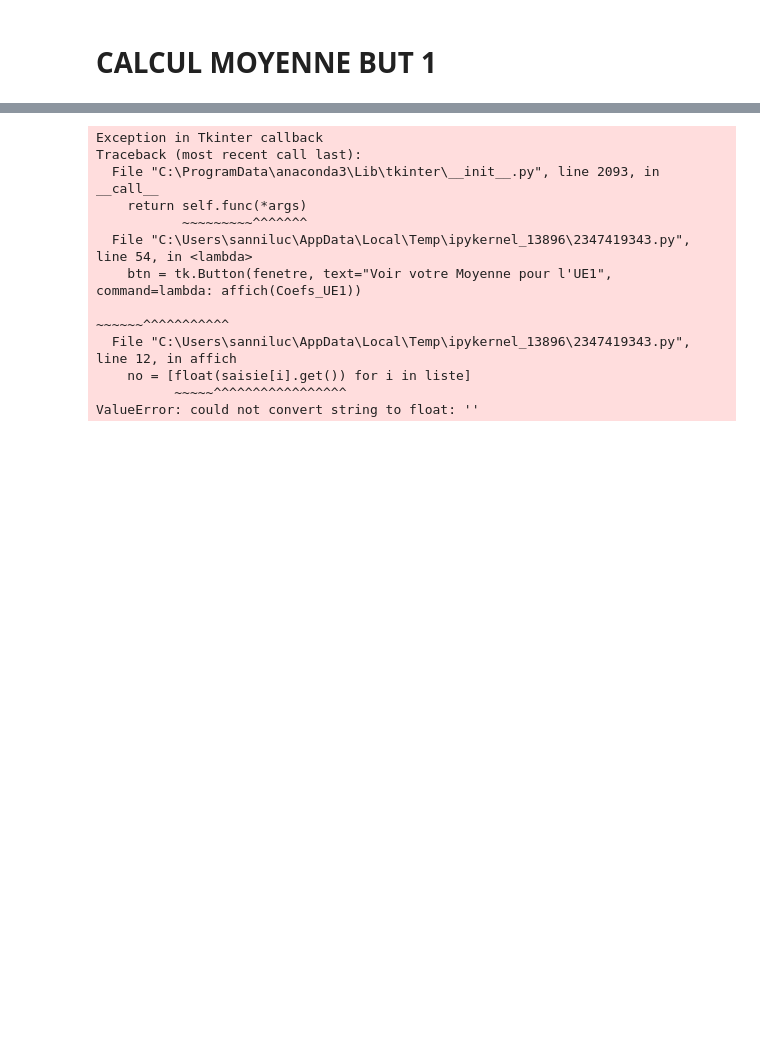
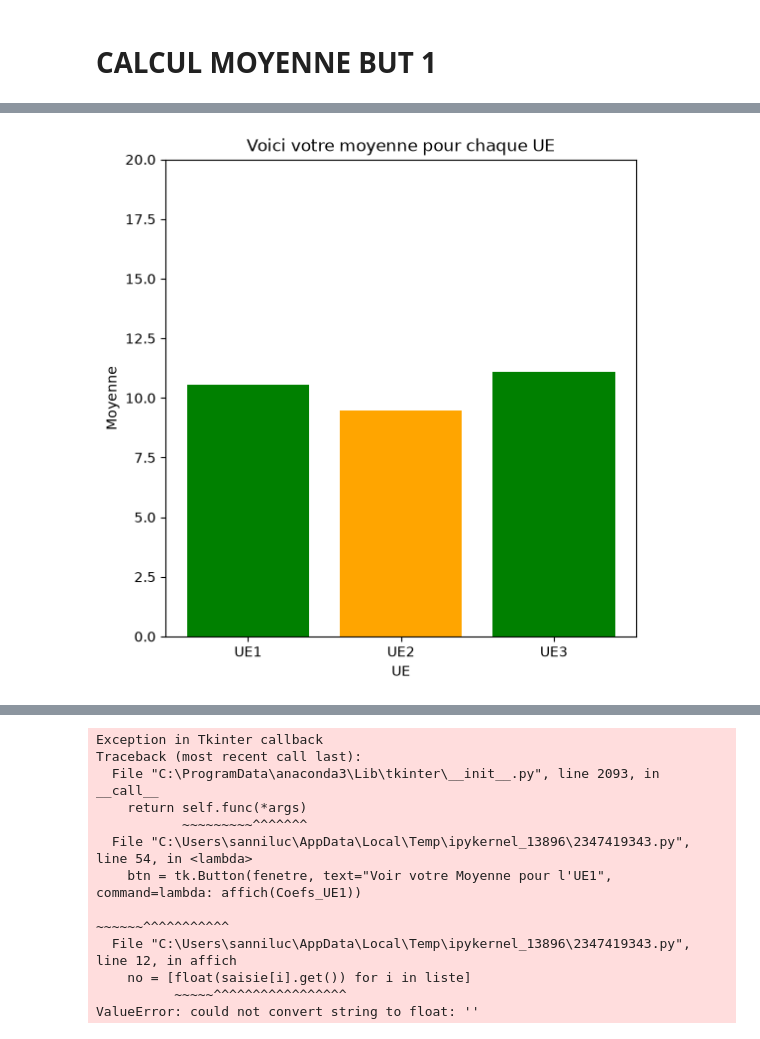
Before and after one commit to LucasSannier/Calcul_Moyenne, a Jupyter notebook: Code.ipynb, the cells around one changed output, grey strips where cells are left out. Saved outputs shown, nothing was run; the diff lists cells and outputs as text; code cells hidden in the pictures; blank space fills up the shorter version.

```diff
--- a/Code.ipynb
+++ b/Code.ipynb
@@ -128,29 +3,89 @@ fenetre.mainloop()
 # %%
 import tkinter as tk
+import numpy as np
+import matplotlib.pyplot as plt
+from matplotlib.backends.backend_tkagg import FigureCanvasTkAgg
+
+liste = [f"R{i}" for i in range(101, 116)] + [f"SAE{i}" for i in range(11, 17)]
+
+Coefs_UE1 = [10, 10, 7, 7, 0, 5, 0, 6, 0, 5, 4, 2, 5, 5, 0, 20, 20, 0, 0, 0, 7]
+Coefs_UE2 = [4, 0, 2, 8, 6, 0, 0, 0, 0, 5, 5, 2, 9, 9, 3, 0, 0, 29, 0, 0, 7]
+Coefs_UE3 = [4, 0, 2, 0, 0, 5, 15, 6, 4, 5, 5, 2, 0, 0, 3, 0, 0, 0, 20, 20, 7]
+saisie = {}
 
 def affich():
-    val1 = float(saisie.get())
-    val2 = float(saisie2.get())
-    resultat = val1 + val2
-    texte2.config(text=f"Résultat : {resultat}")
+    no = [float(saisie[i].get()) for i in liste]
+    m_ue1 = np.average(no, weights=Coefs_UE1)
+    m_ue2 = np.average(no, weights=Coefs_UE2)
+    m_ue3 = np.average(no, weights=Coefs_UE3)
+    resultat = np.mean([m_ue1, m_ue2, m_ue3])
+    texte2.config(text=f"Résultat : {resultat:.2f}")
+
+    UE = ["UE1", "UE2", "UE3"]
+    Moyenne = [m_ue1, m_ue2, m_ue3]
+    ax.clear()
+    couleurs = ["red" if m < 8 else "green" if m >= 10 else "orange" for m in Moyenne]
+    ax.bar(UE, Moyenne, color = couleurs)
+    ax.set_title("Voici votre moyenne pour chaque UE")
+    ax.set_xlabel("UE")
+    ax.set_ylabel("Moyenne")
+    ax.set_ylim(0, 20)
+
+    canvas_matplotlib.draw()
+
+    if any(m < 8 for m in Moyenne):
+        print("Votre année est invalidée car l'une de vos UE est inférieure à 8.")
+    elif all(m >= 10 for m in Moyenne):
+        print("Vous passez en deuxième année !")
+    else:
+        print("Vous passez en deuxième année mais vous devrez valider vos UE < 10 aux rattrapages.")
+
+    return resultat
 
 fenetre = tk.Tk()
-fenetre.geometry("720x250")
-fenetre.title("Additionneur")
+fenetre.geometry("1000x500")
+fenetre.title("Semestre 1")
 
-texte1 = tk.Label(fenetre, text="Entrez un nombre dans chaque zone pour les additionner")
+texte1 = tk.Label(fenetre, text="Entrez vos notes dans les modules correspondants pour calculer votre moyenne")
 texte1.pack(pady=10)
-
-saisie = tk.Entry(fenetre, width=30)
-saisie.pack(pady=5)
-
-saisie2 = tk.Entry(fenetre, width=30)
-saisie2.pack(pady=5)
-
-btn = tk.Button(fenetre, text="Valider", command=affich)
-btn.pack(pady=10)
-
 texte2 = tk.Label(fenetre, text="")
 texte2.pack(pady=5)
 
+#===============================================================SCROLLBAR=(IA)===========================================================
+canvas = tk.Canvas(fenetre)
+scrollbar = tk.Scrollbar(fenetre, orient="vertical", command=canvas.yview)
+scrollable_frame = tk.Frame(canvas)
+
+scrollable_frame.bind(
+    "<Configure>",
+    lambda e: canvas.configure(scrollregion=canvas.bbox("all"))
+)
+
+canvas.create_window((0, 0), window=scrollable_frame, anchor="nw")
+canvas.configure(yscrollcommand=scrollbar.set)
+
+canvas.pack(side="left", fill="both", expand=True)
+scrollbar.pack(side="right", fill="y")
+#=======================================================================================================================================
+
+for i in liste:
+    ligne = tk.Frame(scrollable_frame)
+    ligne.pack(pady=2)
+
+    texte = tk.Label(ligne, text=i, width=8, anchor="e")
+    texte.pack(side=tk.LEFT, padx=5)
+
+    saisie[i] = tk.Entry(ligne, width=10)
+    saisie[i].pack(pady=2)
+
+#===============================================================TABLEAU=TK=(IA)=========================================================
+fig, ax = plt.subplots(figsize=(5, 3.5))
+canvas_matplotlib = FigureCanvasTkAgg(fig, master=fenetre)
+canvas_matplotlib.get_tk_widget().pack(side="right", fill="both", expand=True, padx=20)
+#=======================================================================================================================================
+
+btn = tk.Button(fenetre, text="Voir votre Moyenne pour chaque UE", command=affich)
+btn.pack(pady=5)
+
 fenetre.mainloop()
+# %% [output]
@@ -156,0 +97 @@ fenetre.mainloop()
+[figure, added]
```
Also changed, not shown: parts of 5 cells of this notebook.
